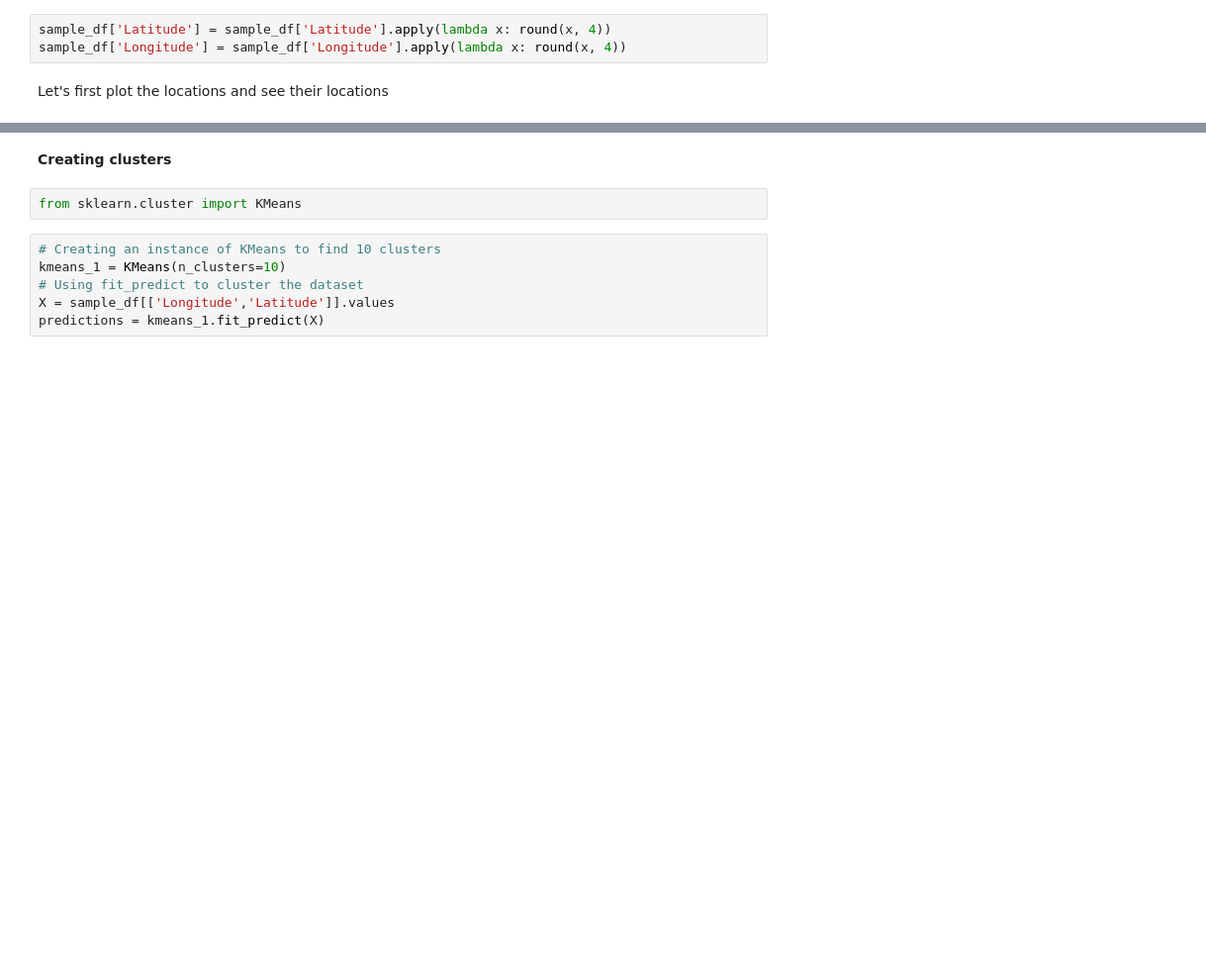
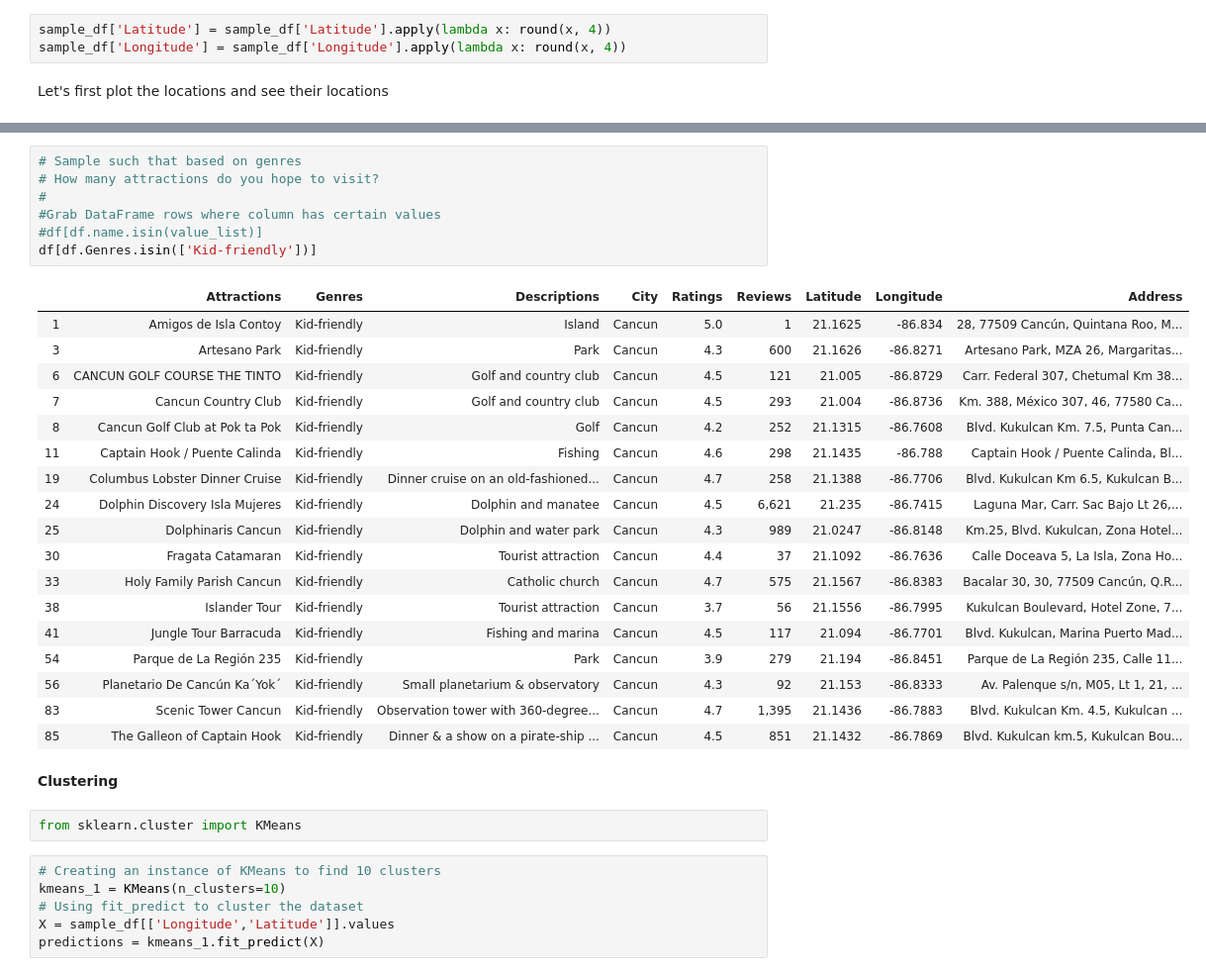
Before and after one commit to alancflau/Trip-planner, a Jupyter notebook: Planner.ipynb, the cells around one changed output, grey strips where cells are left out. Shown: that part at 99% size. Drawn from its saved outputs; the diff is of its cells as text; blank space fills up the shorter version.

```diff
--- a/Planner.ipynb
+++ b/Planner.ipynb
@@ -121,5 +155,31 @@ plt.show()
-# %% [markdown]
-**Creating clusters**
+# %%
+# Sample such that based on genres
+# How many attractions do you hope to visit?
+#
+#Grab DataFrame rows where column has certain values
+#df[df.name.isin(value_list)]
+df[df.Genres.isin(['Kid-friendly'])]
+# %% [output]
+|  | Attractions | Genres | Descriptions | City | Ratings | Reviews | Latitude | Longitude | Address |
+| 1 | Amigos de Isla Contoy | Kid-friendly | Island | Cancun | 5.0 | 1 | 21.1625 | -86.834 | 28, 77509 Cancún, Quintana Roo, M... |
+| 3 | Artesano Park | Kid-friendly | Park | Cancun | 4.3 | 600 | 21.1626 | -86.8271 | Artesano Park, MZA 26, Margaritas... |
+| 6 | CANCUN GOLF COURSE THE TINTO | Kid-friendly | Golf and country club | Cancun | 4.5 | 121 | 21.005 | -86.8729 | Carr. Federal 307, Chetumal Km 38... |
+| 7 | Cancun Country Club | Kid-friendly | Golf and country club | Cancun | 4.5 | 293 | 21.004 | -86.8736 | Km. 388, México 307, 46, 77580 Ca... |
+| 8 | Cancun Golf Club at Pok ta Pok | Kid-friendly | Golf | Cancun | 4.2 | 252 | 21.1315 | -86.7608 | Blvd. Kukulcan Km. 7.5, Punta Can... |
+| 11 | Captain Hook / Puente Calinda | Kid-friendly | Fishing | Cancun | 4.6 | 298 | 21.1435 | -86.788 | Captain Hook / Puente Calinda, Bl... |
+| 19 | Columbus Lobster Dinner Cruise | Kid-friendly | Dinner cruise on an old-fashioned... | Cancun | 4.7 | 258 | 21.1388 | -86.7706 | Blvd. Kukulcan Km 6.5, Kukulcan B... |
+| 24 | Dolphin Discovery Isla Mujeres | Kid-friendly | Dolphin and manatee | Cancun | 4.5 | 6,621 | 21.235 | -86.7415 | Laguna Mar, Carr. Sac Bajo Lt 26,... |
+| 25 | Dolphinaris Cancun | Kid-friendly | Dolphin and water park | Cancun | 4.3 | 989 | 21.0247 | -86.8148 | Km.25, Blvd. Kukulcan, Zona Hotel... |
+| 30 | Fragata Catamaran | Kid-friendly | Tourist attraction | Cancun | 4.4 | 37 | 21.1092 | -86.7636 | Calle Doceava 5, La Isla, Zona Ho... |
+| 33 | Holy Family Parish Cancun | Kid-friendly | Catholic church | Cancun | 4.7 | 575 | 21.1567 | -86.8383 | Bacalar 30, 30, 77509 Cancún, Q.R... |
+| 38 | Islander Tour | Kid-friendly | Tourist attraction | Cancun | 3.7 | 56 | 21.1556 | -86.7995 | Kukulcan Boulevard, Hotel Zone, 7... |
+| 41 | Jungle Tour Barracuda | Kid-friendly | Fishing and marina | Cancun | 4.5 | 117 | 21.094 | -86.7701 | Blvd. Kukulcan, Marina Puerto Mad... |
+| 54 | Parque de La Región 235 | Kid-friendly | Park | Cancun | 3.9 | 279 | 21.194 | -86.8451 | Parque de La Región 235, Calle 11... |
+| 56 | Planetario De Cancún Ka´Yok´ | Kid-friendly | Small planetarium & observatory | Cancun | 4.3 | 92 | 21.153 | -86.8333 | Av. Palenque s/n, M05, Lt 1, 21, ... |
+| 83 | Scenic Tower Cancun | Kid-friendly | Observation tower with 360-degree... | Cancun | 4.7 | 1,395 | 21.1436 | -86.7883 | Blvd. Kukulcan Km. 4.5, Kukulcan ... |
+| 85 | The Galleon of Captain Hook | Kid-friendly | Dinner & a show on a pirate-ship ... | Cancun | 4.5 | 851 | 21.1432 | -86.7869 | Blvd. Kukulcan km.5, Kukulcan Bou... |
+# %% [markdown]
+**Clustering**
 # %%
 from sklearn.cluster import KMeans
 # %%
```
Also changed, not shown: parts of 23 cells of this notebook.
